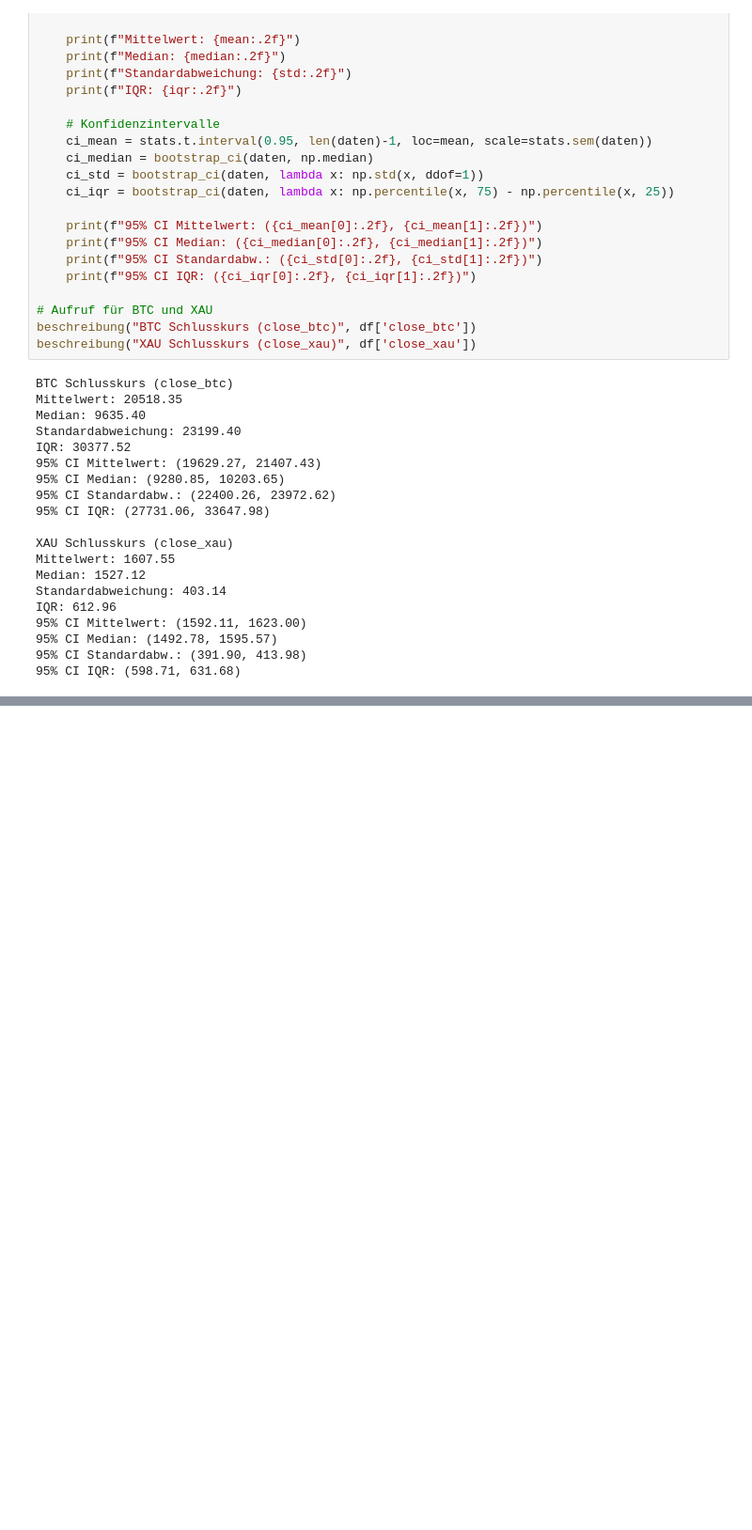
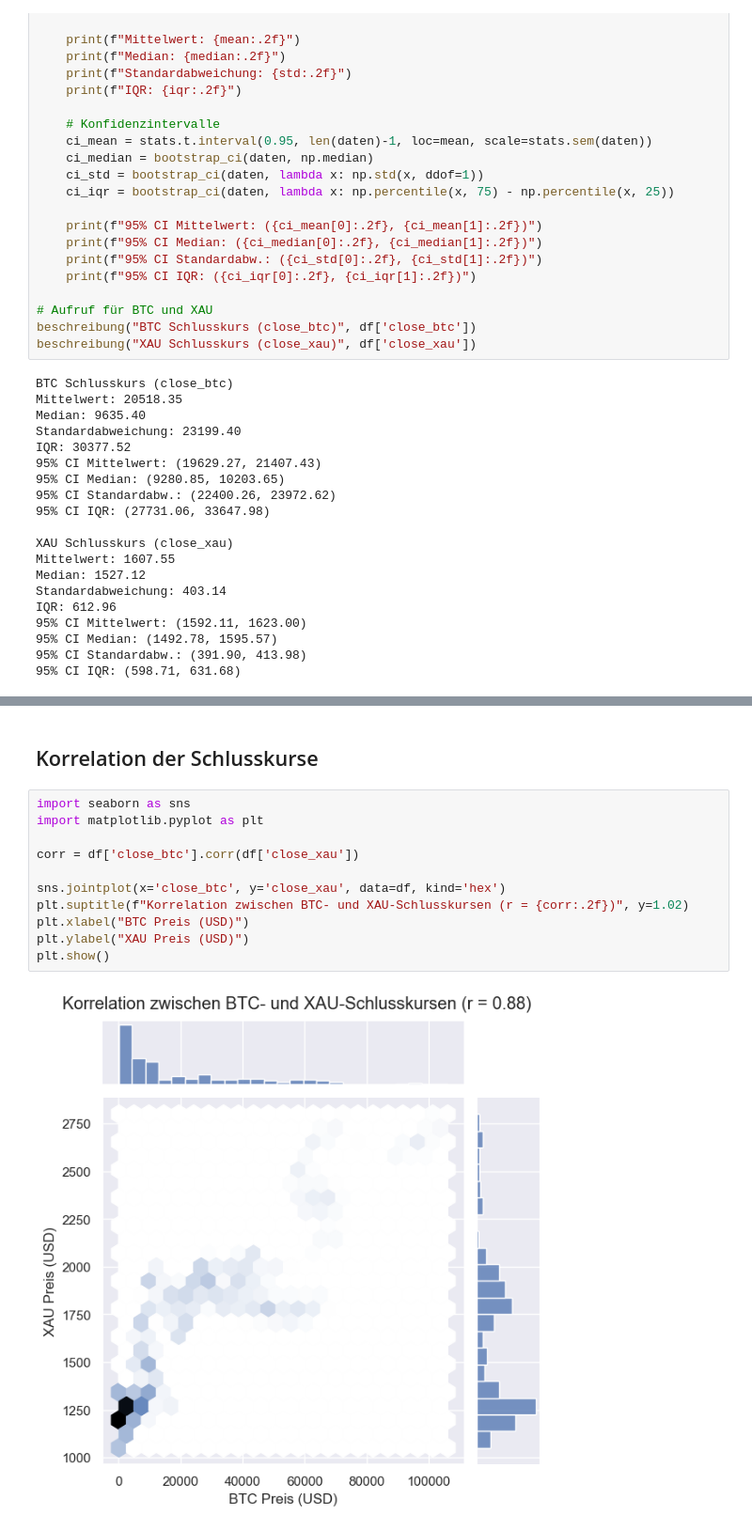
Before and after one commit to mohammadtaiba/DataVision, a Jupyter notebook: notebooks/btc_vs_gold.ipynb, the cells around one changed output, grey strips where cells are left out. Shown at 94% size. Drawn from its saved outputs; the diff is of its cells as text; blank space fills up the shorter version.

```diff
--- a/notebooks/btc_vs_gold.ipynb
+++ b/notebooks/btc_vs_gold.ipynb
@@ -100,0 +145,15 @@ IQR: 612.96
+# %% [markdown]
+## Korrelation der Schlusskurse
+# %%
+import seaborn as sns
+import matplotlib.pyplot as plt
+
+corr = df['close_btc'].corr(df['close_xau'])
+
+sns.jointplot(x='close_btc', y='close_xau', data=df, kind='hex')
+plt.suptitle(f"Korrelation zwischen BTC- und XAU-Schlusskursen (r = {corr:.2f})", y=1.02)
+plt.xlabel("BTC Preis (USD)")
+plt.ylabel("XAU Preis (USD)")
+plt.show()
+# %% [output]
+[figure, added]
```
Also changed, not shown: parts of 10 cells of this notebook, 1 other file.
